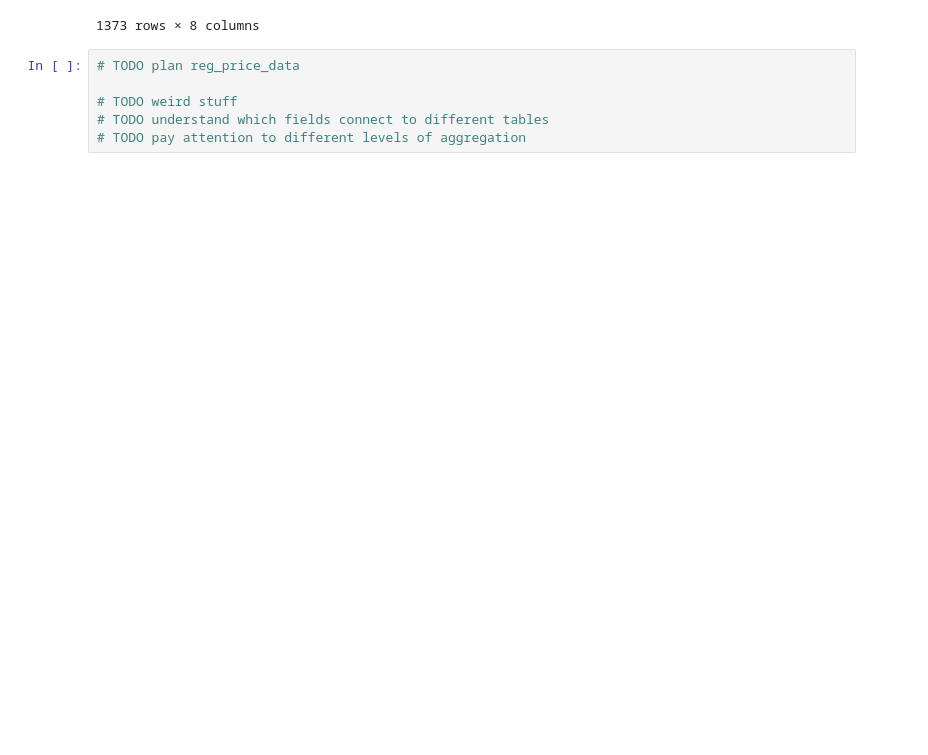
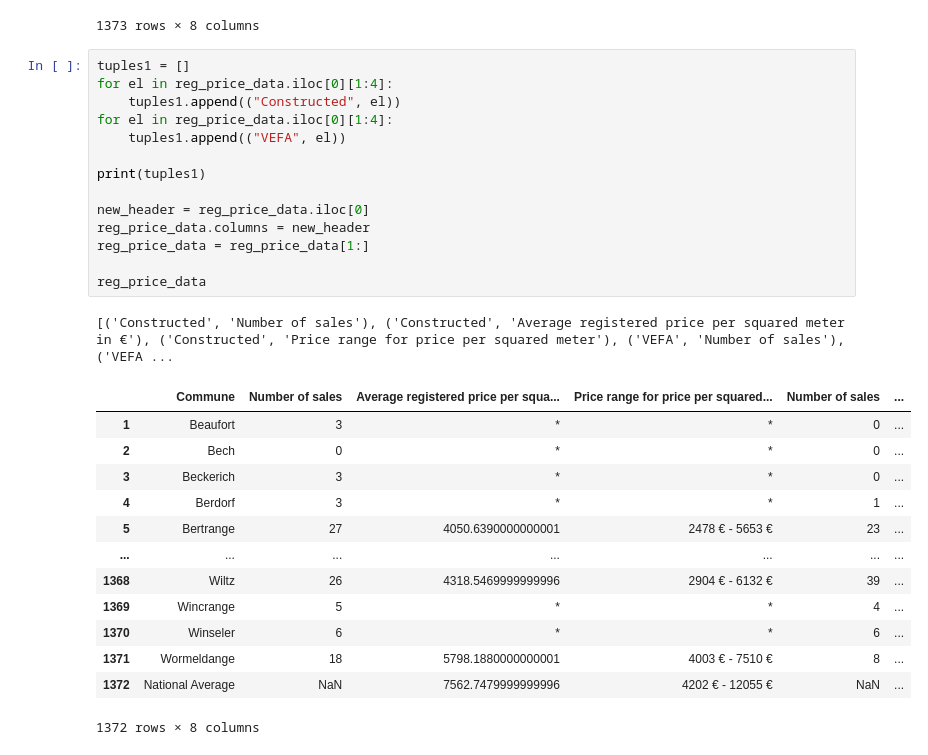
Before and after one commit to Dawreen/data-analytics-challenge, a Jupyter notebook: notebook_analysis.ipynb, the cells around one changed output. Drawn from its saved outputs; the diff is of its cells as text; blank space fills up the shorter version.

Commit message:
indexing on reg_data good
Signed-off-by: Dawreen <dntknwhtf@gmail.com>

```diff
--- a/notebook_analysis.ipynb
+++ b/notebook_analysis.ipynb
@@ -198,9 +198,32 @@ reg_price_data
 | 1371 | Wormeldange | 18 | 5798.1880000000001 | 4003 € - 7510 € | 8 | * | ... |
 | 1372 | National Average | NaN | 7562.7479999999996 | 4202 € - 12055 € | NaN | 8328.1620000000003 | ... |
 1373 rows × 8 columns
-# %%
-# TODO plan reg_price_data
-
-# TODO weird stuff
-# TODO understand which fields connect to different tables
-# TODO pay attention to different levels of aggregation
+# %%
+tuples1 = []
+for el in reg_price_data.iloc[0][1:4]:
+    tuples1.append(("Constructed", el))
+for el in reg_price_data.iloc[0][1:4]:
+    tuples1.append(("VEFA", el))
+
+print(tuples1)
+
+new_header = reg_price_data.iloc[0]
+reg_price_data.columns = new_header
+reg_price_data = reg_price_data[1:]
+
+reg_price_data
+# %% [output]
+[('Constructed', 'Number of sales'), ('Constructed', 'Average registered price per squared meter in €'), ('Constructed', 'Price range for price per squared meter'), ('VEFA', 'Number of sales'), ('VEFA ...
+|  | Commune | Number of sales | Average registered price per squa... | Price range for price per squared... | Number of sales | ... |
+| 1 | Beaufort | 3 | * | * | 0 | ... |
+| 2 | Bech | 0 | * | * | 0 | ... |
+| 3 | Beckerich | 3 | * | * | 0 | ... |
+| 4 | Berdorf | 3 | * | * | 1 | ... |
+| 5 | Bertrange | 27 | 4050.6390000000001 | 2478 € - 5653 € | 23 | ... |
+| ... | ... | ... | ... | ... | ... | ... |
+| 1368 | Wiltz | 26 | 4318.5469999999996 | 2904 € - 6132 € | 39 | ... |
+| 1369 | Wincrange | 5 | * | * | 4 | ... |
+| 1370 | Winseler | 6 | * | * | 6 | ... |
+| 1371 | Wormeldange | 18 | 5798.1880000000001 | 4003 € - 7510 € | 8 | ... |
+| 1372 | National Average | NaN | 7562.7479999999996 | 4202 € - 12055 € | NaN | ... |
+1372 rows × 8 columns
```
Also changed, not shown: parts of 2 cells of this notebook.
